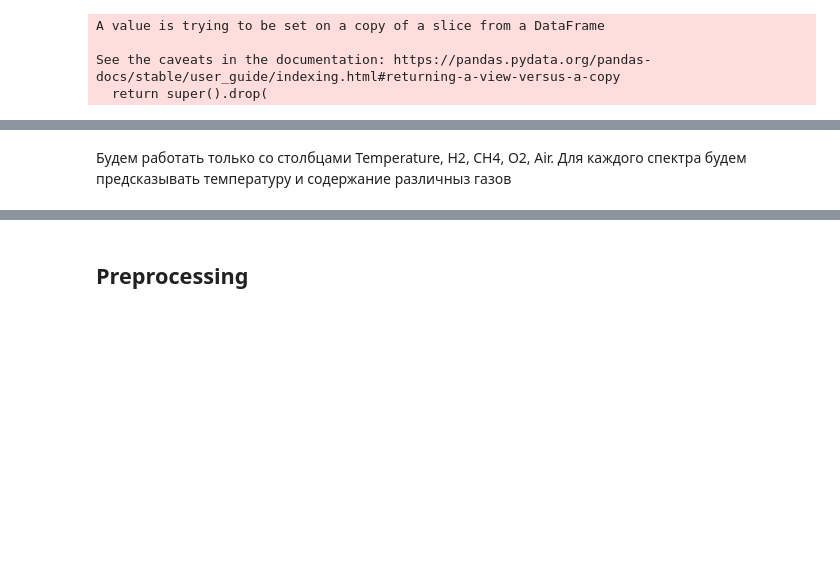
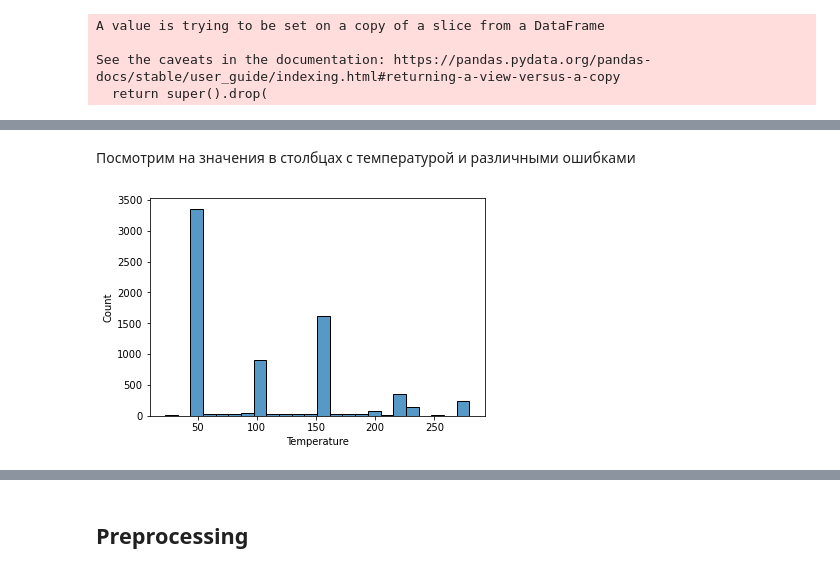
Before and after one commit to Vitaliy1234/fuzzy_project, a Jupyter notebook: Preprocessing.ipynb, the cells around one changed output, grey strips where cells are left out. Cells and saved outputs as stored; diff of their text form; code cells hidden in the pictures; blank space fills up the shorter version.

```diff
--- a/Preprocessing.ipynb
+++ b/Preprocessing.ipynb
@@ -59,5 +95,10 @@ data_no_spectr.head()
 | 2 | ESRF_BM01B | 2014 | TO291_25C_Air.dat | TO291 | C | 25.000000 | 0 | 0 | 1 | 1 | ... |
 | 3 | ESRF_BM31 | 2017 | 15 Pd_Al2O3_s1_O2-H2_110C_0-20_mo... | Pd_Al2O3 | Al2O3 | 47.182793 | 1 | 0 | 1 | 1 | ... |
 | 4 | ESRF_BM31 | 2017 | 15 Pd_Al2O3_s1_O2-H2_110C_0-20_mo... | Pd_Al2O3 | Al2O3 | 81.605525 | 1 | 0 | 1 | 1 | ... |
-# %% [markdown]
-Будем работать только со столбцами Temperature, H2, CH4, O2, Air. Для каждого спектра будем предсказывать температуру и содержание различныз газов
+# %% [markdown]
+Посмотрим на значения в столбцах с температурой и различными ошибками
+# %%
+sns.histplot(data_no_spectr['Temperature'])
+plt.show()
+# %% [output]
+[figure, added]
```
Also changed, not shown: parts of 44 cells of this notebook.
